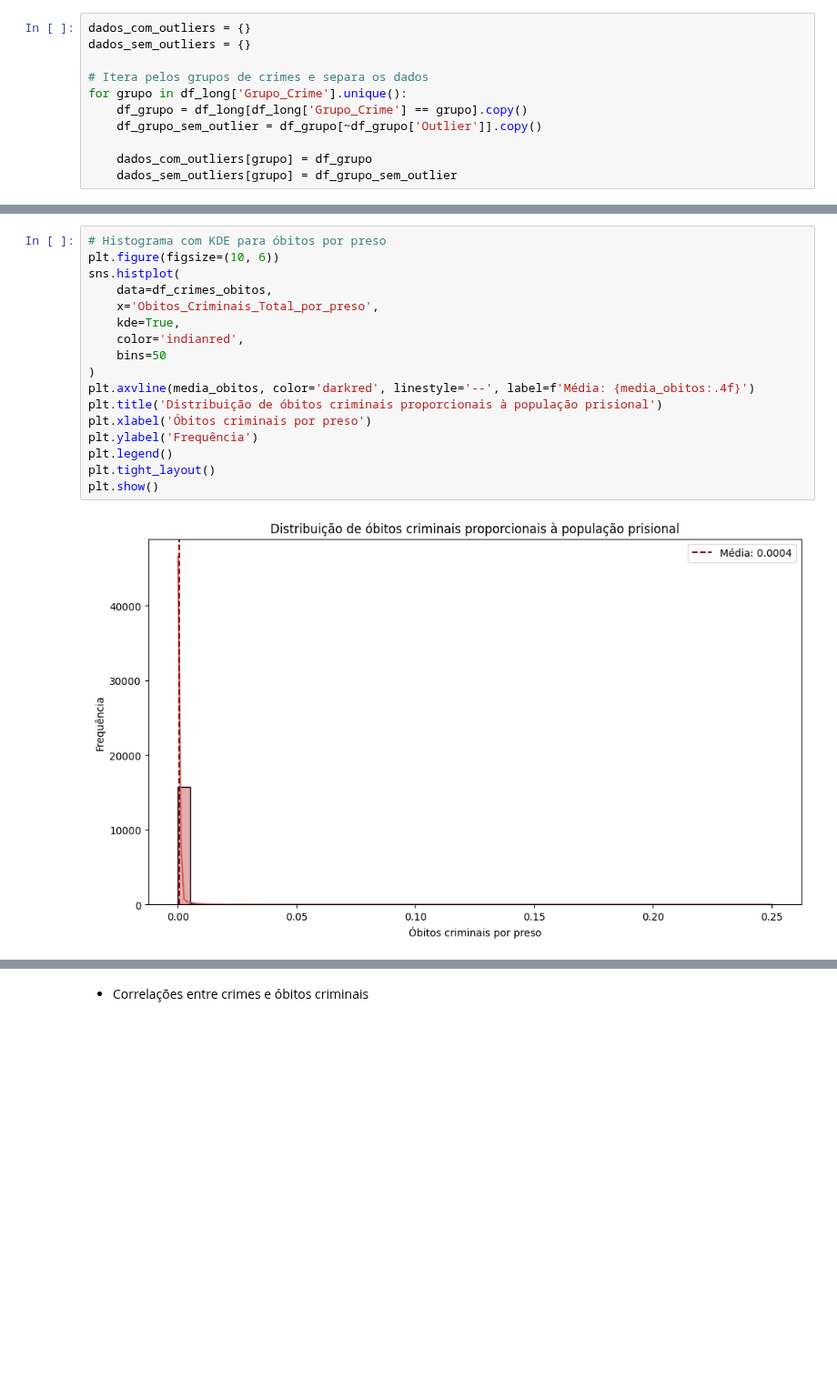
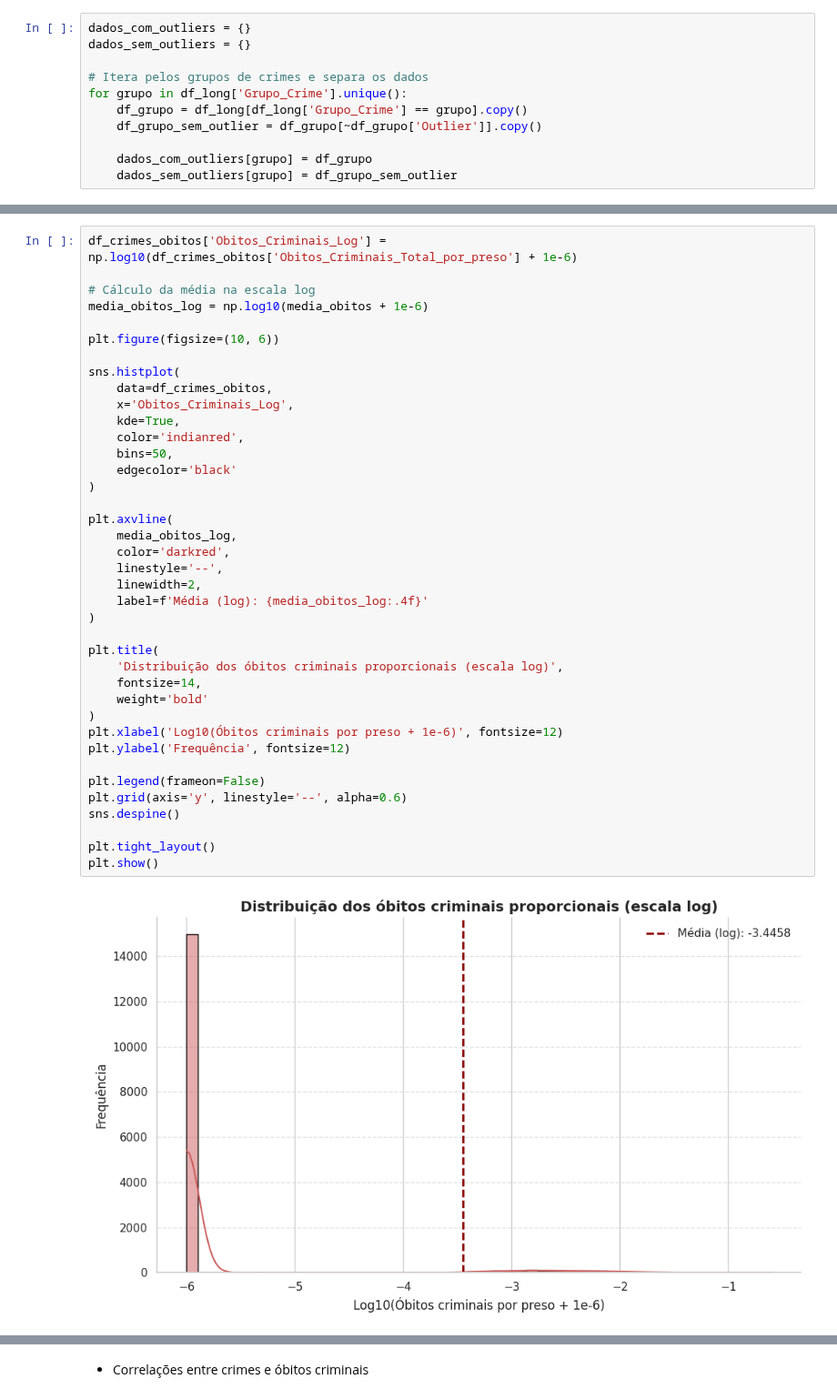
Before and after one commit to Caio-Brega/introducao-ciencia-dos-dados, a Jupyter notebook: TP_ICD.ipynb, the cells around one changed output, grey strips where cells are left out. Shown at 91% size. Drawn from its saved outputs; the diff is of its cells as text; blank space fills up the shorter version.

```diff
--- a/TP_ICD.ipynb
+++ b/TP_ICD.ipynb
@@ -1409,19 +1433,41 @@ plt.show()
 # %%
-# Histograma com KDE para óbitos por preso
+df_crimes_obitos['Obitos_Criminais_Log'] = np.log10(df_crimes_obitos['Obitos_Criminais_Total_por_preso'] + 1e-6)
+
+# Cálculo da média na escala log
+media_obitos_log = np.log10(media_obitos + 1e-6)
+
 plt.figure(figsize=(10, 6))
+
 sns.histplot(
     data=df_crimes_obitos,
-    x='Obitos_Criminais_Total_por_preso',
+    x='Obitos_Criminais_Log',
     kde=True,
     color='indianred',
-    bins=50
+    bins=50,
+    edgecolor='black'
 )
-plt.axvline(media_obitos, color='darkred', linestyle='--', label=f'Média: {media_obitos:.4f}')
-plt.title('Distribuição de óbitos criminais proporcionais à população prisional')
-plt.xlabel('Óbitos criminais por preso')
-plt.ylabel('Frequência')
-plt.legend()
+
+plt.axvline(
+    media_obitos_log,
+    color='darkred',
+    linestyle='--',
+    linewidth=2,
+    label=f'Média (log): {media_obitos_log:.4f}'
+)
+
+plt.title(
+    'Distribuição dos óbitos criminais proporcionais (escala log)',
+    fontsize=14,
+    weight='bold'
+)
+plt.xlabel('Log10(Óbitos criminais por preso + 1e-6)', fontsize=12)
+plt.ylabel('Frequência', fontsize=12)
+
+plt.legend(frameon=False)
+plt.grid(axis='y', linestyle='--', alpha=0.6)
+sns.despine()
+
 plt.tight_layout()
 plt.show()
 # %% [output]
-[figure, old version]
+[figure, new version]
```
Also changed, not shown: parts of 7 cells of this notebook.
